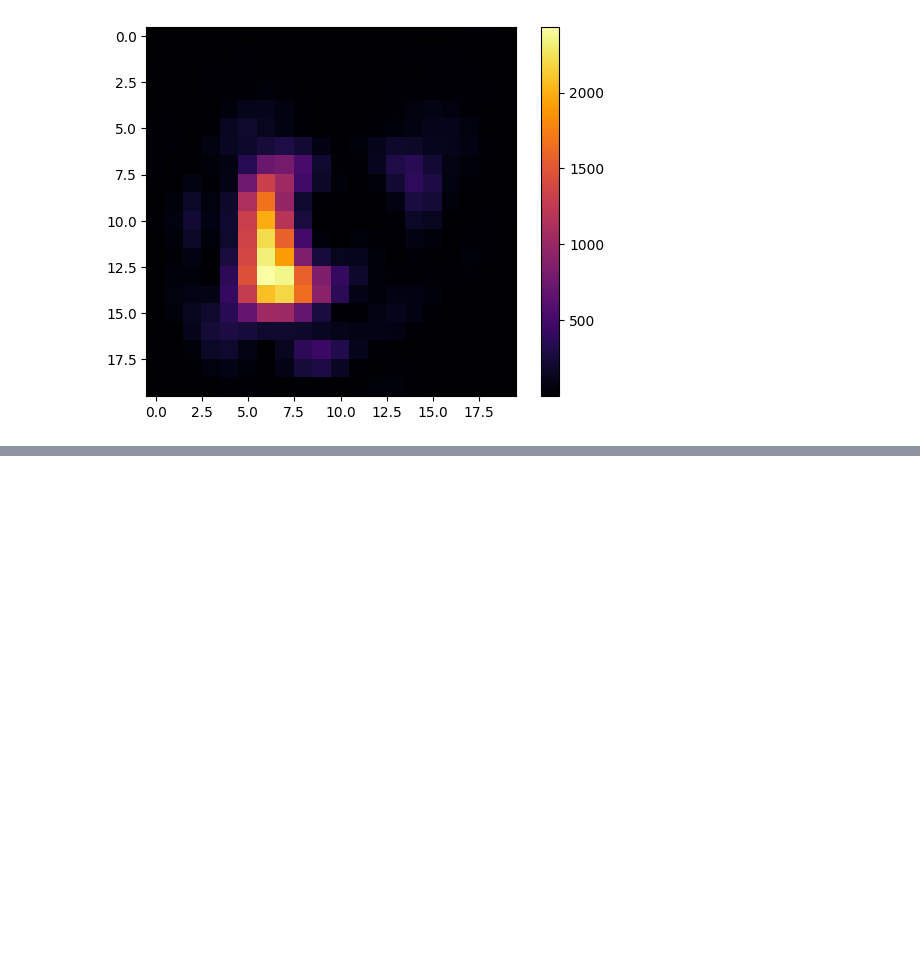
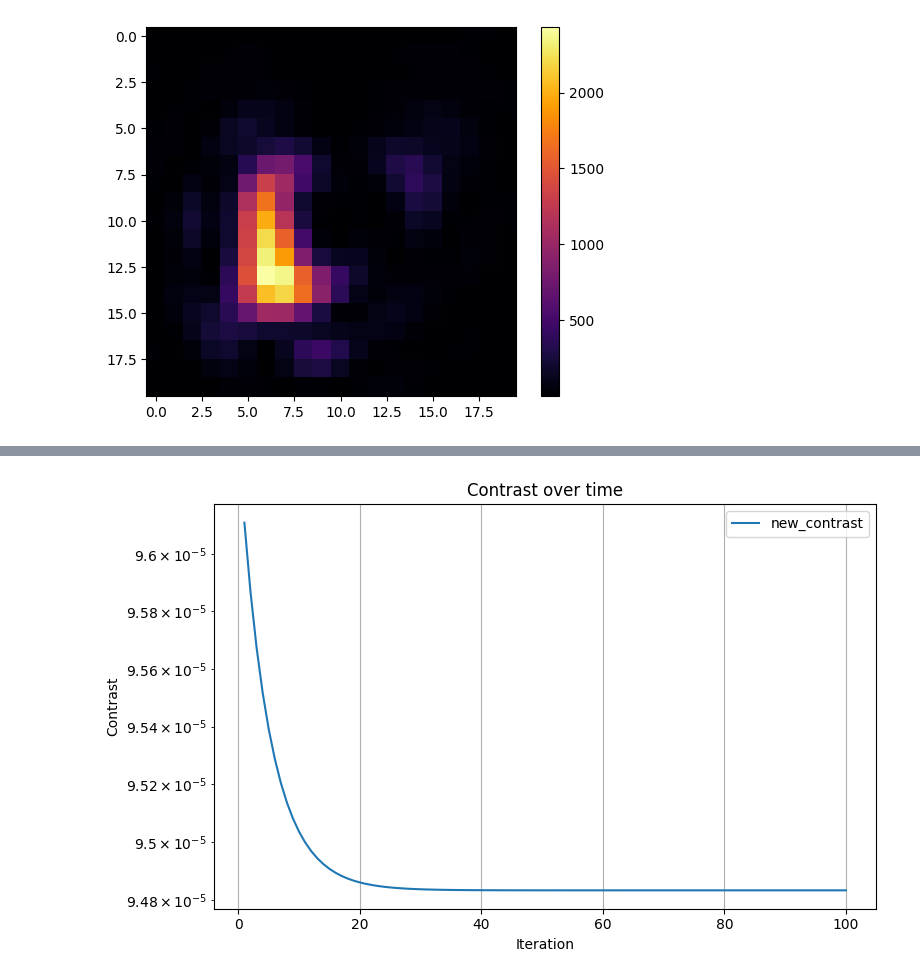
Before and after one commit to AlexeiKorolev/NASA-RL-Wavefront-Control, a Jupyter notebook: RL/visualize.ipynb, the cells around one changed output, grey strips where cells are left out. Saved outputs shown, nothing was run; the diff lists cells and outputs as text; code cells hidden in the pictures; blank space fills up the shorter version.

```diff
--- a/RL/visualize.ipynb
+++ b/RL/visualize.ipynb
@@ -451,0 +439,93 @@ MSE: 3.709838048552781
+# %%
+from train_job import NORMALIZERS
+
+nudge_vec = metrics_data['dataset_meta']['nudge_vector']
+delta_t = metrics_data['dataset_meta']['dataset_config']['delta_t']
+dm_random_noise = metrics_data['dataset_meta']['dataset_config']['dm_random_noise']
+
+x_norm_func = NORMALIZERS[metrics_data['x_norm']['type']]
+params = metrics_data['x_norm'].copy()
+params.pop('type')
+
+y_mean = metrics_data['y_norm']['mean']
+y_std = metrics_data['y_norm']['std']
+
+N = 100
+output_scaling = 0.05
+noise_levels = [1e-7] # [1e-8, 5e-8, 1e-7, 2e-7, 3e-7, 4e-7]
+
+for noise in noise_levels:
+    prediction_magnitudes = []
+    contrast_differences = []
+    env.deformable_mirror.flatten()
+    env.set_random_dm(noise=noise)
+
+    contrasts = []
+
+
+    for i in range(N):
+            # env.deformable_mirror.flatten()
+            # env.noise_gen_mirror.flatten()
+            # env.set_random_dm(noise=noise)
+            env.set_nudge_vectors(vectors=[nudge_vec])
+            original = env.deformable_mirror.actuators.copy()
+
+            original_contrast = env.get_contrast(delta_t=1e15)
+
+            imgs = env.generate_diversity_images(delta_t=delta_t, noise_enabled=False)
+
+            with torch.no_grad():
+                imgs = torch.asarray(imgs).unsqueeze(0)
+
+                imgs_norm, _ = x_norm_func(imgs, **params)
+                imgs_norm = np.transpose(imgs_norm, (0, 2, 3, 1))
+                y_pred = model(imgs_norm)
+
+                pred_mag = np.linalg.norm(y_pred)
+                prediction_magnitudes.append(pred_mag)
+
+                y_pred *= y_std
+                y_pred -= y_mean
+
+                y_pred *= output_scaling ** ((i + 1) / 15)
+
+
+            env.deformable_mirror.flatten()
+            env.deformable_mirror.actuators = original - np.array(y_pred[0])
+            new_contrast = env.get_contrast(delta_t=1e15)
+            contrast_differences.append((original_contrast - new_contrast) / original_contrast)
+            contrasts.append(new_contrast)
+
+    plt.figure(figsize=(8,5))
+    plt.plot(range(1, len(contrasts)+1), contrasts, label='new_contrast')
+    plt.xlabel('Iteration')
+    plt.ylabel('Contrast')
+    plt.title('Contrast over time')
+    plt.legend()
+    plt.yscale('log')
+    plt.grid(True)
+    plt.tight_layout()
+    plt.show()
+
+    print(f"Minimum Contrast: {np.min(contrasts)}")
+
+    print(f"Noise level: {noise}")
+    print(f"  avg prediction magnitude: {np.mean(prediction_magnitudes)}")
+    print(f"  avg contrast improvement: {np.mean(contrast_differences)}")
+
+
+print(f"avg prediction magnitude: {np.mean(prediction_magnitudes)}")
+print(f"avg contrast improvement: {np.mean(contrast_differences)}")
+
+img4 = torch.asarray(env.get_camera_image(delta_t=delta_t, noise_enabled=False), dtype=torch.float)
+plt.imshow(imgs[0][0], cmap='inferno')
+plt.title(f"before contrast: 10^{np.log10(original_contrast):.02f}")
+plt.colorbar()
+plt.show()
+
+plt.imshow(img4, cmap='inferno')
+plt.title(f"after contrast: 10^{np.log10(new_contrast):.02f}")
+plt.colorbar()
+plt.show()
+# %% [output]
+[figure, added]
```
Also changed, not shown: parts of 16 cells of this notebook, 1 other file.
